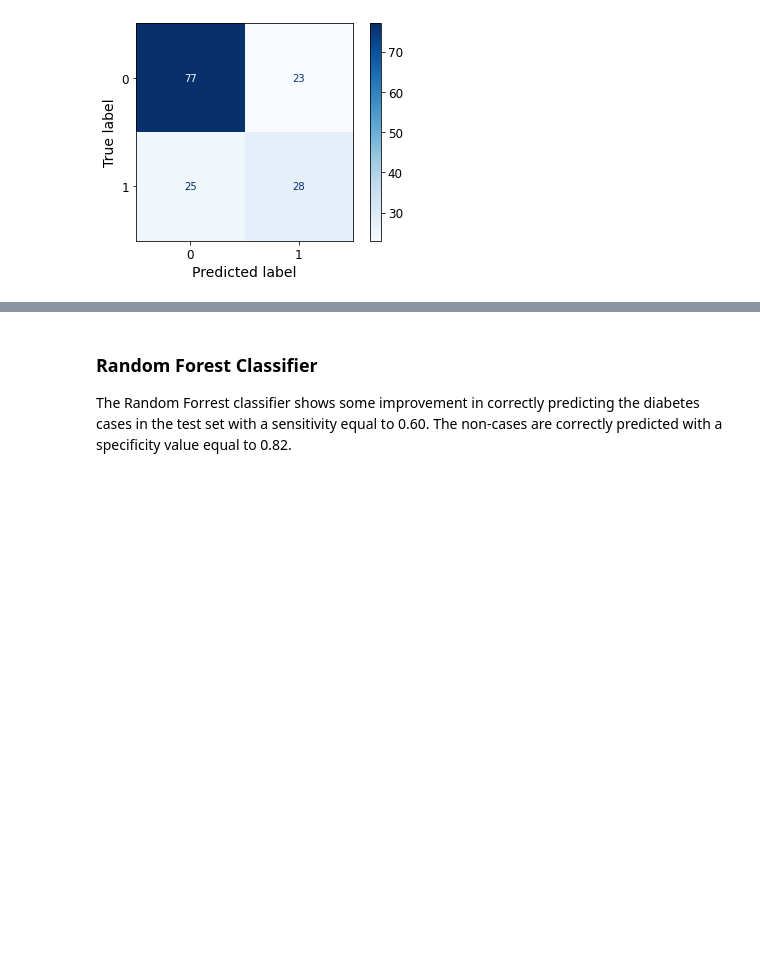
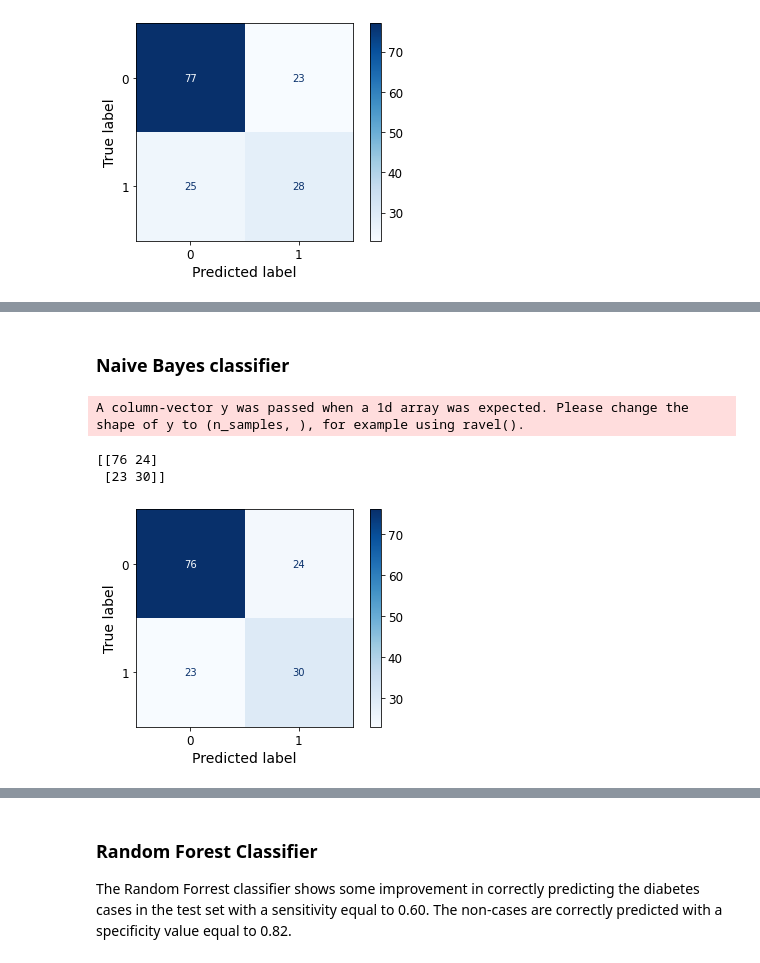
Before and after one commit to laurencefrank/JADS_DS, a Jupyter notebook: ReportDiscoverProjectLaurenceFrank.ipynb, the cells around one changed output, grey strips where cells are left out. Cells and saved outputs as stored; diff of their text form; code cells hidden in the pictures; blank space fills up the shorter version.

```diff
--- a/ReportDiscoverProjectLaurenceFrank.ipynb
+++ b/ReportDiscoverProjectLaurenceFrank.ipynb
@@ -1087,0 +1165,18 @@ print("Specificity =", Specificity)
+# %% [markdown]
+### Naive Bayes classifier
+# %%
+NB_model = GaussianNB()
+pred_NB = NB_model.fit(X_train_scale, y_train).predict(X_test_scale)
+# %% [output]
+A column-vector y was passed when a 1d array was expected. Please change the shape of y to (n_samples, ), for example using ravel().
+# %%
+cm_NB = confusion_matrix(y_test, pred_NB)
+print(cm_NB)
+# %% [output]
+[[76 24]
+ [23 30]]
+# %%
+plot_confusion_matrix(NB_model, X_test_scale, y_test, cmap=plt.cm.Blues)
+plt.show()
+# %% [output]
+[figure, added]
```
Also changed, not shown: parts of 36 cells of this notebook.
